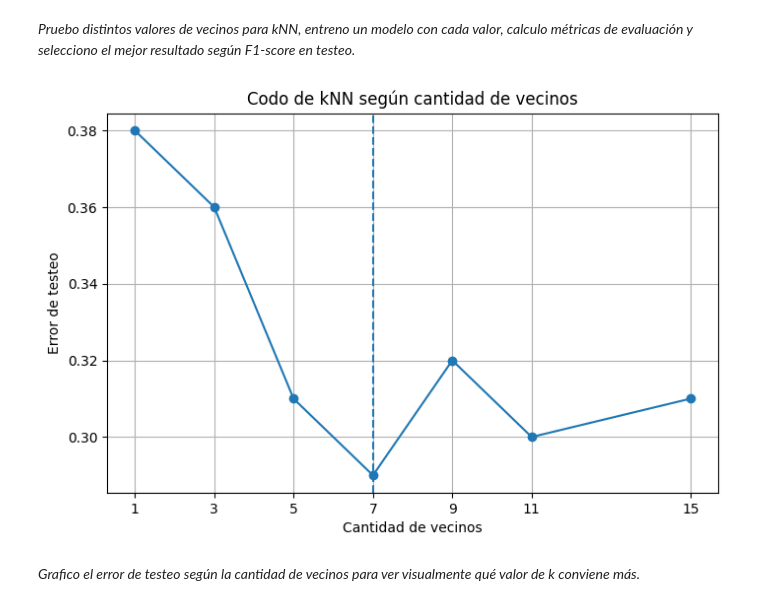
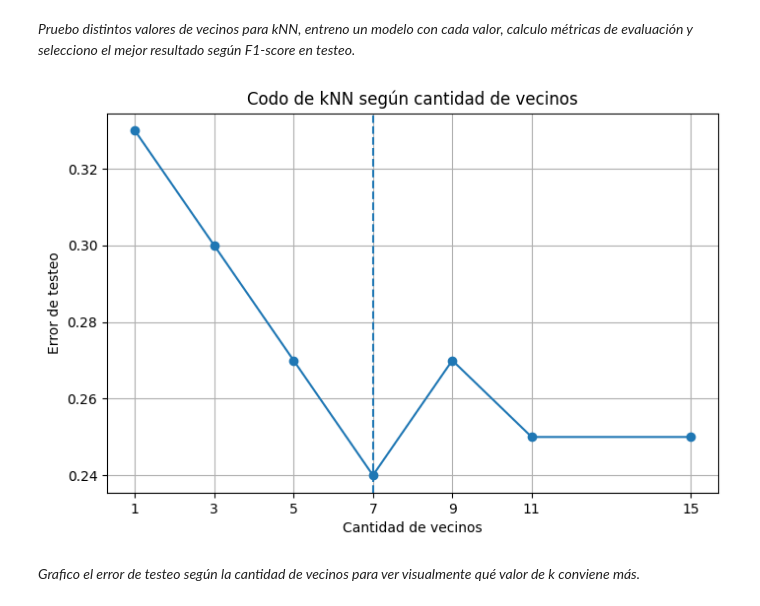
Before and after one commit to NicolasDruetta/IAAA1, a Jupyter notebook: IAAA1_TP5_clasificación.ipynb, the cells around one changed output. Cells and saved outputs as stored; diff of their text form; code cells hidden in the pictures.

```diff
--- a/IAAA1_TP5_clasificación.ipynb
+++ b/IAAA1_TP5_clasificación.ipynb
@@ -617,20 +617,20 @@ display(Markdown(f"**El mejor valor de k para este modelo es {int(best_neighbors
 # %%
 # Calculo el error de testeo para graficar el codo.
 tuning_plot_df = tuning_results_df.copy()
-tuning_plot_df["Error testeo"] = 1 - tuning_plot_df["Accuracy testeo"]
+tuning_plot_df["Error testeo"] = 1 - tuning_plot_df["F1-score testeo"]
 
 # Grafico el error según la cantidad de vecinos.
 plt.figure(figsize=(8, 5))
 plt.plot(tuning_plot_df["Vecinos"], tuning_plot_df["Error testeo"], marker="o")
 plt.axvline(x=best_neighbors, linestyle="--")
 plt.title("Codo de kNN según cantidad de vecinos")
 plt.xlabel("Cantidad de vecinos")
 plt.ylabel("Error de testeo")
 plt.xticks(tuning_plot_df["Vecinos"])
 plt.grid(True)
 plt.show()
 # %% [output]
-[figure, old version]
+[figure, new version]
 # %% [markdown]
 *Grafico el error de testeo según la cantidad de vecinos para ver visualmente qué valor de k conviene más.*
 # %%
```
Also changed, not shown: parts of 1 cell of this notebook.
